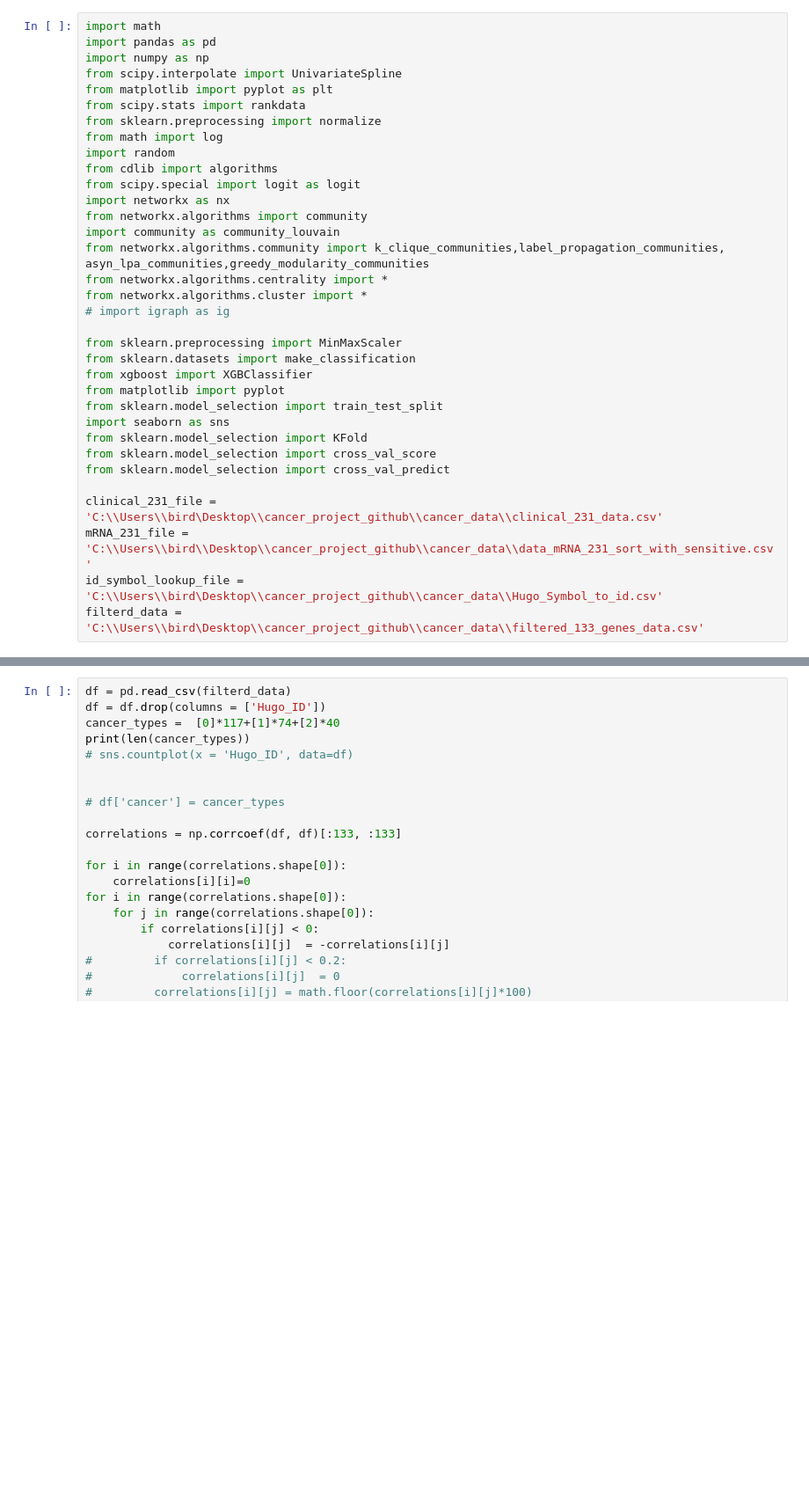
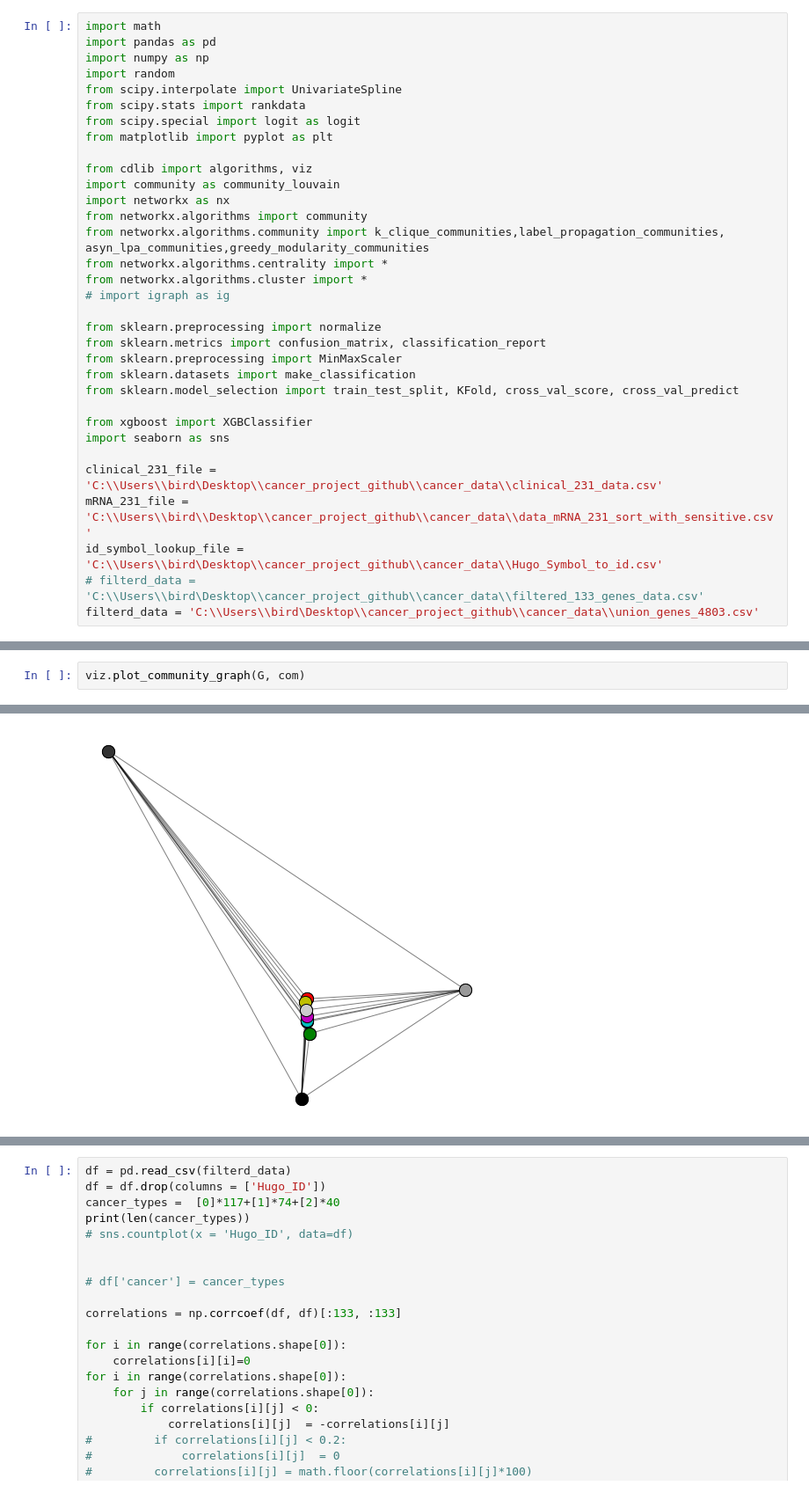
Before and after one commit to zcablii/Master_cancer_project, a Jupyter notebook: Gene_Network.ipynb, the cells around one changed output, grey strips where cells are left out. Shown: that part at 88% size. Cells and saved outputs as stored; diff of their text form; blank space fills up the shorter version.

```diff
--- a/Gene_Network.ipynb
+++ b/Gene_Network.ipynb
@@ -2,33 +2,32 @@
 import math
 import pandas as pd
 import numpy as np
+import random
 from scipy.interpolate import UnivariateSpline
+from scipy.stats import rankdata
+from scipy.special import logit as logit
 from matplotlib import pyplot as plt
-from scipy.stats import rankdata
-from sklearn.preprocessing import normalize
-from math import log
-import random
-from cdlib import algorithms
-from scipy.special import logit as logit
+
+from cdlib import algorithms, viz
+import community as community_louvain
 import networkx as nx
 from networkx.algorithms import community
-import community as community_louvain
 from networkx.algorithms.community import k_clique_communities,label_propagation_communities, asyn_lpa_communities,greedy_modularity_communities
 from networkx.algorithms.centrality import *
 from networkx.algorithms.cluster import *
 # import igraph as ig
 
+from sklearn.preprocessing import normalize
+from sklearn.metrics import confusion_matrix, classification_report
 from sklearn.preprocessing import MinMaxScaler
 from sklearn.datasets import make_classification
+from sklearn.model_selection import train_test_split, KFold, cross_val_score, cross_val_predict
+
 from xgboost import XGBClassifier
-from matplotlib import pyplot
-from sklearn.model_selection import train_test_split
 import seaborn as sns
-from sklearn.model_selection import KFold
-from sklearn.model_selection import cross_val_score
-from sklearn.model_selection import cross_val_predict
 
 clinical_231_file = 'C:\\Users\\bird\Desktop\\cancer_project_github\\cancer_data\\clinical_231_data.csv'
 mRNA_231_file = 'C:\\Users\\bird\\Desktop\\cancer_project_github\\cancer_data\\data_mRNA_231_sort_with_sensitive.csv'
 id_symbol_lookup_file = 'C:\\Users\\bird\Desktop\\cancer_project_github\\cancer_data\\Hugo_Symbol_to_id.csv'
-filterd_data = 'C:\\Users\\bird\Desktop\\cancer_project_github\\cancer_data\\filtered_133_genes_data.csv'
+# filterd_data = 'C:\\Users\\bird\Desktop\\cancer_project_github\\cancer_data\\filtered_133_genes_data.csv'
+filterd_data = 'C:\\Users\\bird\Desktop\\cancer_project_github\\cancer_data\\union_genes_4803.csv'
@@ -34,0 +271,3 @@ filterd_data = 'C:\\Users\\bird\Desktop\\cancer_project_github\\cancer_data\\fil
+# %%
+viz.plot_community_graph(G, com)
+# %% [output]
@@ -34,0 +275 @@ filterd_data = 'C:\\Users\\bird\Desktop\\cancer_project_github\\cancer_data\\fil
+[figure, added]
```
Also changed, not shown: parts of 23 cells of this notebook, 1 other file.
